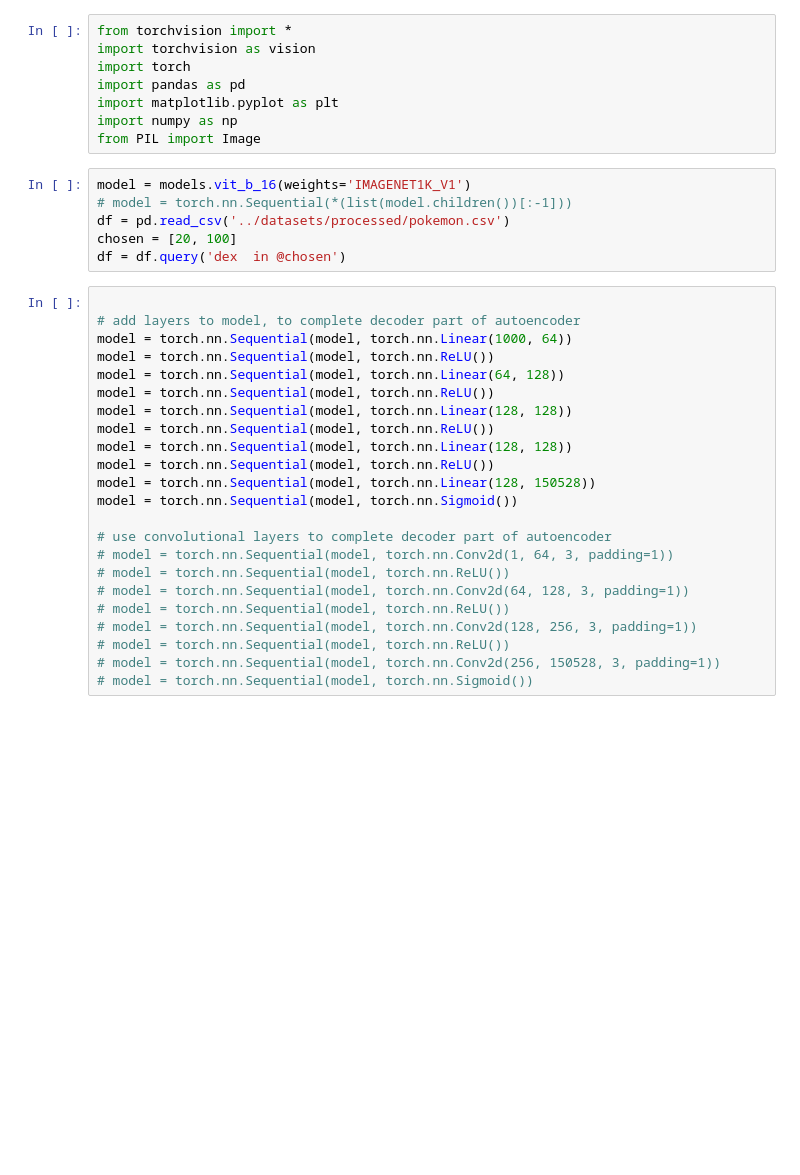
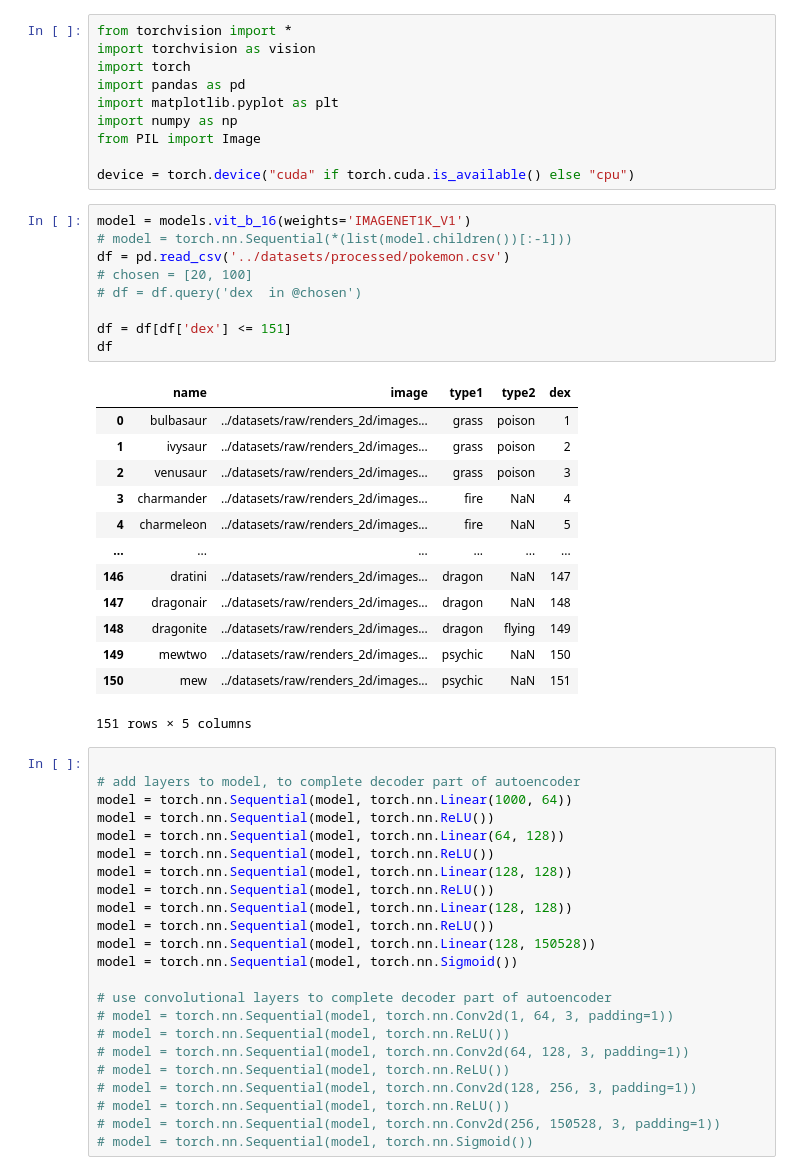
Before and after one commit to woodstr/AML-pokemon, a Jupyter notebook: notebooks/vit_test.ipynb, the cells around one changed output. Drawn from its saved outputs; the diff is of its cells as text; blank space fills up the shorter version.

```diff
--- a/notebooks/vit_test.ipynb
+++ b/notebooks/vit_test.ipynb
@@ -6,12 +6,31 @@ import pandas as pd
 import matplotlib.pyplot as plt
 import numpy as np
 from PIL import Image
+
+device = torch.device("cuda" if torch.cuda.is_available() else "cpu")
 # %%
 model = models.vit_b_16(weights='IMAGENET1K_V1')
 # model = torch.nn.Sequential(*(list(model.children())[:-1]))
 df = pd.read_csv('../datasets/processed/pokemon.csv')
-chosen = [20, 100]
-df = df.query('dex  in @chosen')
+# chosen = [20, 100]
+# df = df.query('dex  in @chosen')
+
+df = df[df['dex'] <= 151]
+df
+# %% [output]
+|  | name | image | type1 | type2 | dex |
+| 0 | bulbasaur | ../datasets/raw/renders_2d/images... | grass | poison | 1 |
+| 1 | ivysaur | ../datasets/raw/renders_2d/images... | grass | poison | 2 |
+| 2 | venusaur | ../datasets/raw/renders_2d/images... | grass | poison | 3 |
+| 3 | charmander | ../datasets/raw/renders_2d/images... | fire | NaN | 4 |
+| 4 | charmeleon | ../datasets/raw/renders_2d/images... | fire | NaN | 5 |
+| ... | ... | ... | ... | ... | ... |
+| 146 | dratini | ../datasets/raw/renders_2d/images... | dragon | NaN | 147 |
+| 147 | dragonair | ../datasets/raw/renders_2d/images... | dragon | NaN | 148 |
+| 148 | dragonite | ../datasets/raw/renders_2d/images... | dragon | flying | 149 |
+| 149 | mewtwo | ../datasets/raw/renders_2d/images... | psychic | NaN | 150 |
+| 150 | mew | ../datasets/raw/renders_2d/images... | psychic | NaN | 151 |
+151 rows × 5 columns
 # %%
 
 # add layers to model, to complete decoder part of autoencoder
```
Also changed, not shown: parts of 6 cells of this notebook.
